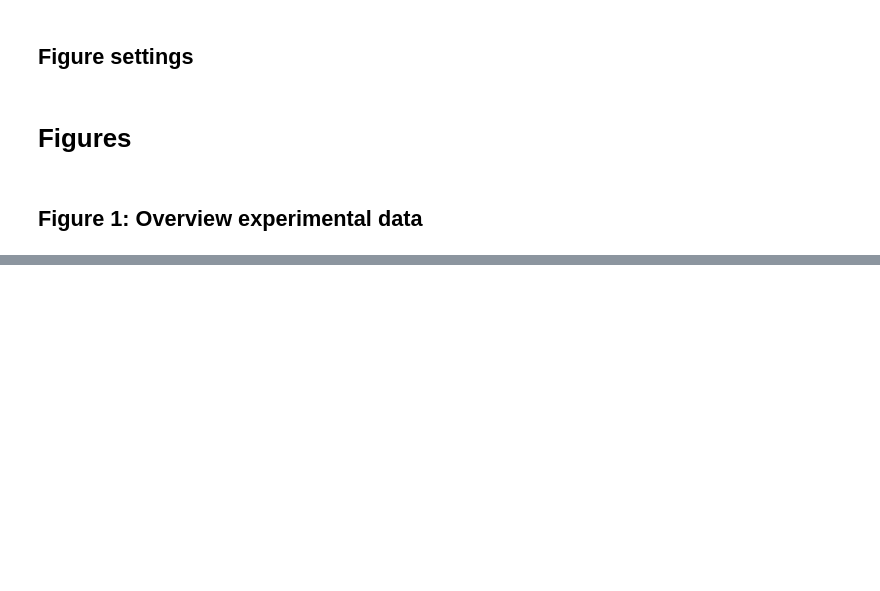
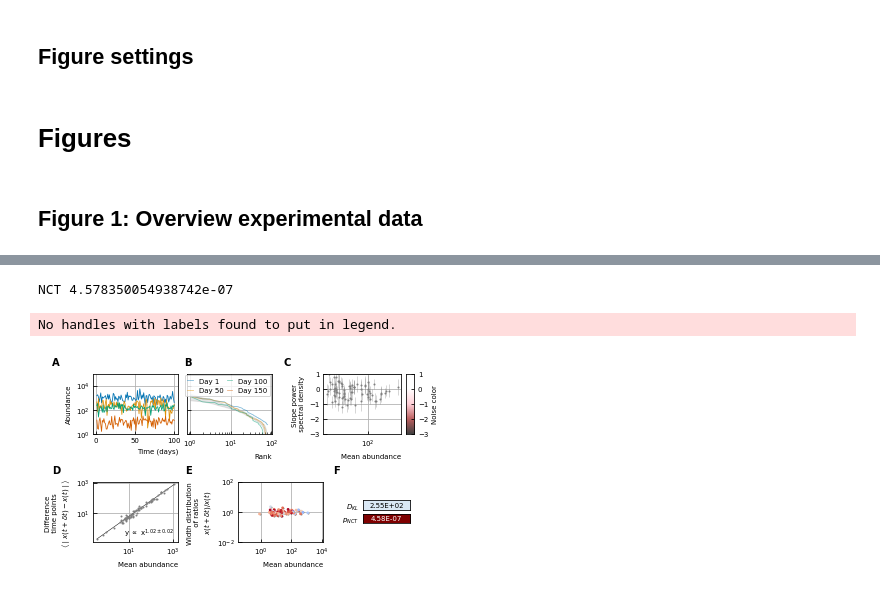
Before and after one commit to lanadescheemaeker/logistic_models, a Jupyter notebook: Figures eLife.ipynb, the cells around one changed output, grey strips where cells are left out. Drawn from its saved outputs; the diff is of its cells as text; code cells hidden in the pictures; blank space fills up the shorter version.

```diff
--- a/Figures eLife.ipynb
+++ b/Figures eLife.ipynb
@@ -1250,10 +928,10 @@ def plot_timeseries_comparison(files, titles=[], ffig=None, mean_slope=False,
 
     if fig == 0:
         if vertical == True:
-            fig = plt.figure(figsize=(3 * len(files), 2.5 * len(composition)), tight_layout=True)
+            fig = plt.figure(figsize=(3 * len(files), 2.5 * len(composition))) #, tight_layout=True)
             gs = gridspec.GridSpec(len(composition), len(files), top=0.9, bottom=0.2, wspace=0.5, left=0.1, right=0.9)
         else:
-            fig = plt.figure(figsize=(3 * len(composition), 2.5 * len(files)), tight_layout=True)
+            fig = plt.figure(figsize=(3 * len(composition), 2.5 * len(files))) #, tight_layout=True)
             gs = gridspec.GridSpec(len(files), len(composition), top=0.9, bottom=0.2, wspace=0.5,
                                    width_ratios=[2 if ci == 'nn' else 3 for ci in composition], left=0.1, right=0.9)
 
@@ -1364,10 +1042,6 @@ def plot_timeseries_comparison(files, titles=[], ffig=None, mean_slope=False,
                 ax_nc.set_xscale('log')
                 ax_nc.set_xlabel('Mean abundance', ha='right', x=1)
 
-                #xx = np.linspace(2, -3, 500).reshape([500, 1])
-                #ax_nc.imshow(xx, cmap=noise_cmap_ww, vmin=noise_lim[0], vmax=noise_lim[1], extent=(vmin, vmax, -3, 2),
-                #             aspect='auto', alpha=0.75)
-
         if 'dx' in composition:
             dx = (x.values[1:, 1:] - x.values[:-1, 1:])  # / x.values[:-1, 1:];
             dx[~np.isfinite(dx)] = np.nan
@@ -1379,10 +1053,9 @@ def plot_timeseries_comparison(files, titles=[], ffig=None, mean_slope=False,
             xx = [np.nanmin(mean.values), np.nanmax(mean.values)]
             ax_dx.plot(xx, 10 ** (p_lin[1] + p_lin[0] * np.log10(xx)), c='k', linewidth=0.5)
                       # label= 'y $\propto$ x$^{%.2f}$' % p_lin[0])
-            ax.text(0.95, 0.05, r'y $\propto$ x$^{%.2f \pm %.2f}$' % (p_lin[0], np.sqrt(cov[0,0])), transform=ax.transAxes,
-                  va='bottom', ha='right')
+            ax_dx.text(0.95, 0.05, r'y $\propto$ x$^{%.2f \pm %.2f}$' % (p_lin[0], np.sqrt(cov[0,0])),
+                       transform=ax_dx.transAxes, va='bottom', ha='right')
 
-            #ax_dx.scatter(mean, mean_dx)
             markers, caps, bars = ax_dx.errorbar(mean, mean_dx, yerr=None, xerr = std if show_std else None,
                          fmt='o', markersize=1, color='grey')
             [bar.set_alpha(0.2 if show_std else 0.4) for bar in bars]
@@ -1419,7 +1092,6 @@ def plot_timeseries_comparison(files, titles=[], ffig=None, mean_slope=False,
                          fmt='o', markersize=1, color='grey')
             [bar.set_alpha(0.2 if show_std else 0.4) for bar in bars]
 
-            # ax_disdx.legend()
             ax_disdx.set_xscale('log')
             ax_disdx.set_yscale('log')
             ax_disdx.set_ylabel('Width step\n distribution')
@@ -1427,7 +1099,6 @@ def plot_timeseries_comparison(files, titles=[], ffig=None, mean_slope=False,
 
             ax_disdx.set_xlim([vmin, vmax])
             ax_disdx.set_ylim([1e-3, 1e2])
-            #ax_disdx.grid()
 
         if 'ra' in composition:
             selected_times = [0, 50, 100, 150] #x['time'][::int(len(x['time']) / 3)]
@@ -1654,0 +1300,24 @@ No handles with labels found to put in legend.
+# %%
+show_std=False
+with_interactions=False
+normalized=False
+
+figfile = 'figures_elife/supplemental/logistic_model'
+if with_interactions:
+    figfile += '_interactions'
+if normalized:
+    figfile += '_normalized'
+if show_std:
+    figfile += '_std'
+figfile += '.pdf'
+
+with warnings.catch_warnings():
+    warnings.simplefilter("ignore", RuntimeWarning)
+
+    example_figure(show_std, with_interactions, normalized)
+    #plt.savefig(figfile)
+    plt.show()
+# %% [output]
+NCT 4.578350054938742e-07
+No handles with labels found to put in legend.
+[figure, added]
```
Also changed, not shown: parts of 25 cells of this notebook, 19 other files.
